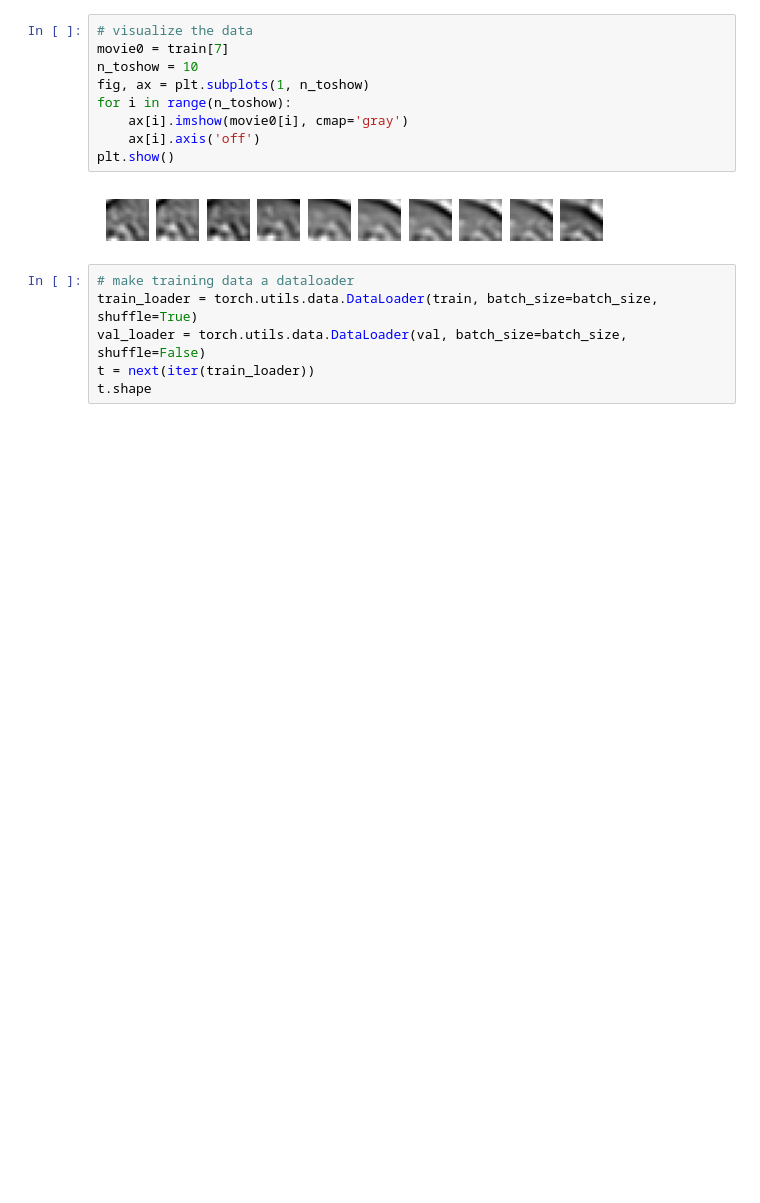
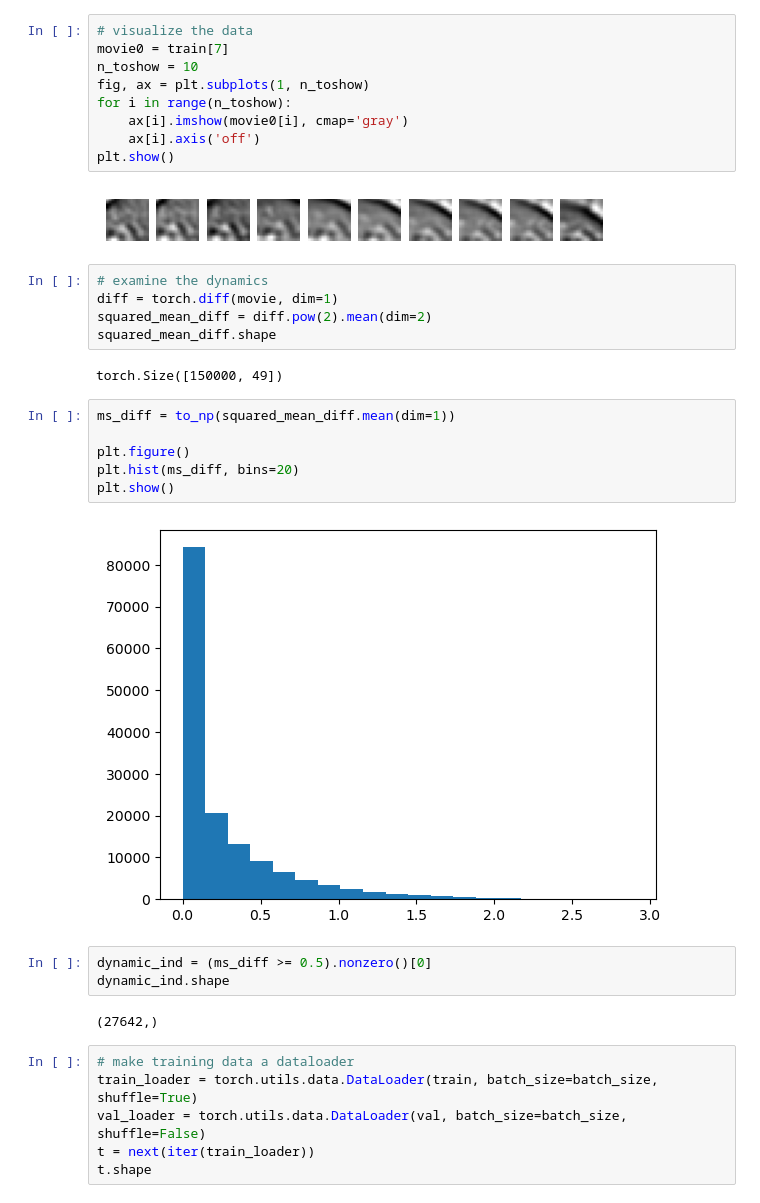
Before and after one commit to C16Mftang/temporal-predictive-coding, a Jupyter notebook: scripts/strf.ipynb, the cells around one changed output. Saved outputs shown, nothing was run; the diff lists cells and outputs as text; blank space fills up the shorter version.

```diff
--- a/scripts/strf.ipynb
+++ b/scripts/strf.ipynb
@@ -162,6 +193,26 @@ for i in range(n_toshow):
 plt.show()
 # %% [output]
 [figure]
+# %%
+# examine the dynamics
+diff = torch.diff(movie, dim=1)
+squared_mean_diff = diff.pow(2).mean(dim=2)
+squared_mean_diff.shape
+# %% [output]
+torch.Size([150000, 49])
+# %%
+ms_diff = to_np(squared_mean_diff.mean(dim=1))
+
+plt.figure()
+plt.hist(ms_diff, bins=20)
+plt.show()
+# %% [output]
+[figure, added]
+# %%
+dynamic_ind = (ms_diff >= 0.5).nonzero()[0]
+dynamic_ind.shape
+# %% [output]
+(27642,)
 # %%
 # make training data a dataloader
 train_loader = torch.utils.data.DataLoader(train, batch_size=batch_size, shuffle=True)
```
Also changed, not shown: parts of 4 cells of this notebook, 2 other files.
